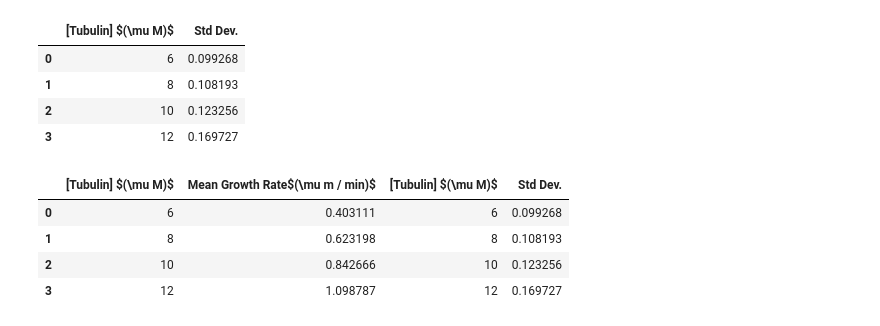
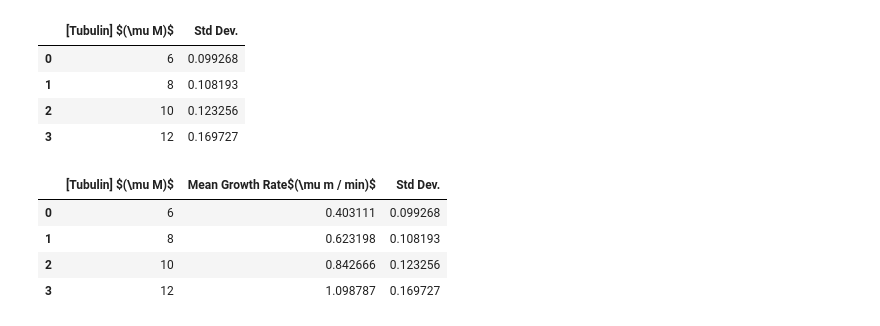
Before and after one commit to brouhardlab/brouhardlab-scripts, a Jupyter notebook: notebooks/Brandi/Plotting_dynamics.ipynb, the cells around one changed output. Drawn from its saved outputs; the diff is of its cells as text; code cells hidden in the pictures.

```diff
--- a/notebooks/Brandi/Plotting_dynamics.ipynb
+++ b/notebooks/Brandi/Plotting_dynamics.ipynb
@@ -137,12 +140,11 @@ dfstd
 | 2 | 10 | 0.123256 |
 | 3 | 12 | 0.169727 |
 # %%
-dffit=(dfmn,dfstd)
-dferr=pd.concat(dffit, axis=1,join='inner')
+dferr=pd.merge(dfmn,dfstd)
 dferr
 # %% [output]
-|  | [Tubulin] $(\mu M)$ | Mean Growth Rate$(\mu m / min)$ | [Tubulin] $(\mu M)$ | Std Dev. |
-| 0 | 6 | 0.403111 | 6 | 0.099268 |
-| 1 | 8 | 0.623198 | 8 | 0.108193 |
-| 2 | 10 | 0.842666 | 10 | 0.123256 |
-| 3 | 12 | 1.098787 | 12 | 0.169727 |
+|  | [Tubulin] $(\mu M)$ | Mean Growth Rate$(\mu m / min)$ | Std Dev. |
+| 0 | 6 | 0.403111 | 0.099268 |
+| 1 | 8 | 0.623198 | 0.108193 |
+| 2 | 10 | 0.842666 | 0.123256 |
+| 3 | 12 | 1.098787 | 0.169727 |
```
Also changed, not shown: parts of 4 cells of this notebook.
